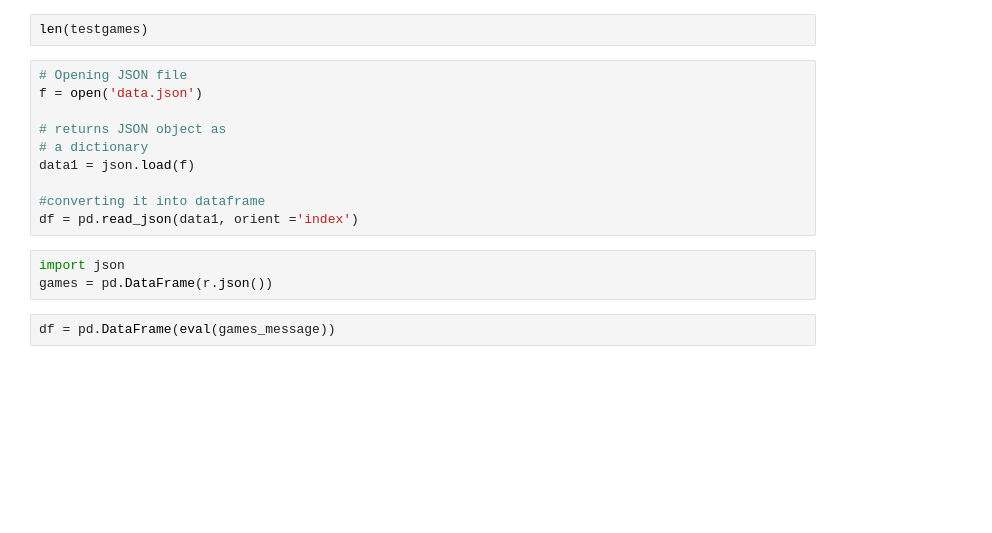
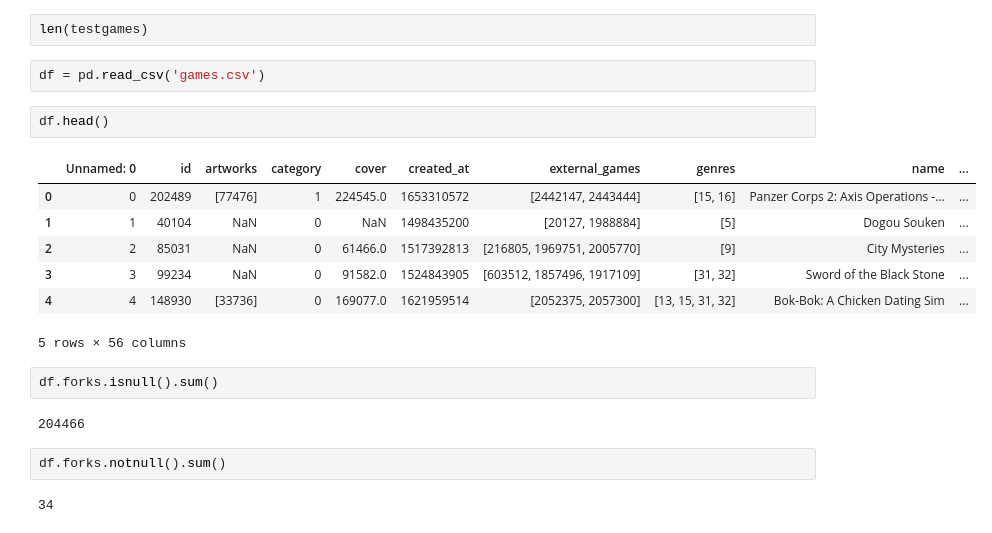
Before and after one commit to MrEnigmamgine/Videogame-Capstone_fork, a Jupyter notebook: Lindy_workbook.ipynb, the cells around one changed output. Saved outputs shown, nothing was run; the diff lists cells and outputs as text; blank space fills up the shorter version.

Commit message:
data prep

```diff
--- a/Lindy_workbook.ipynb
+++ b/Lindy_workbook.ipynb
@@ -32,18 +42,23 @@ for i in range(0, 409):
 HTTPError: 401 Client Error: Unauthorized for url: https://api.igdb.com/v4/games
 # %%
 len(testgames)
-# %%
-# Opening JSON file
-f = open('data.json')
-
-# returns JSON object as
-# a dictionary
-data1 = json.load(f)
-
-#converting it into dataframe
-df = pd.read_json(data1, orient ='index')
-# %%
-import json
-games = pd.DataFrame(r.json())
-# %%
-df = pd.DataFrame(eval(games_message))
+# %%
+df = pd.read_csv('games.csv')
+# %%
+df.head()
+# %% [output]
+|  | Unnamed: 0 | id | artworks | category | cover | created_at | external_games | genres | name | ... |
+| 0 | 0 | 202489 | [77476] | 1 | 224545.0 | 1653310572 | [2442147, 2443444] | [15, 16] | Panzer Corps 2: Axis Operations -... | ... |
+| 1 | 1 | 40104 | NaN | 0 | NaN | 1498435200 | [20127, 1988884] | [5] | Dogou Souken | ... |
+| 2 | 2 | 85031 | NaN | 0 | 61466.0 | 1517392813 | [216805, 1969751, 2005770] | [9] | City Mysteries | ... |
+| 3 | 3 | 99234 | NaN | 0 | 91582.0 | 1524843905 | [603512, 1857496, 1917109] | [31, 32] | Sword of the Black Stone | ... |
+| 4 | 4 | 148930 | [33736] | 0 | 169077.0 | 1621959514 | [2052375, 2057300] | [13, 15, 31, 32] | Bok-Bok: A Chicken Dating Sim | ... |
+5 rows × 56 columns
+# %%
+df.forks.isnull().sum()
+# %% [output]
+204466
+# %%
+df.forks.notnull().sum()
+# %% [output]
+34
```
Also changed, not shown: parts of 10 cells of this notebook.
